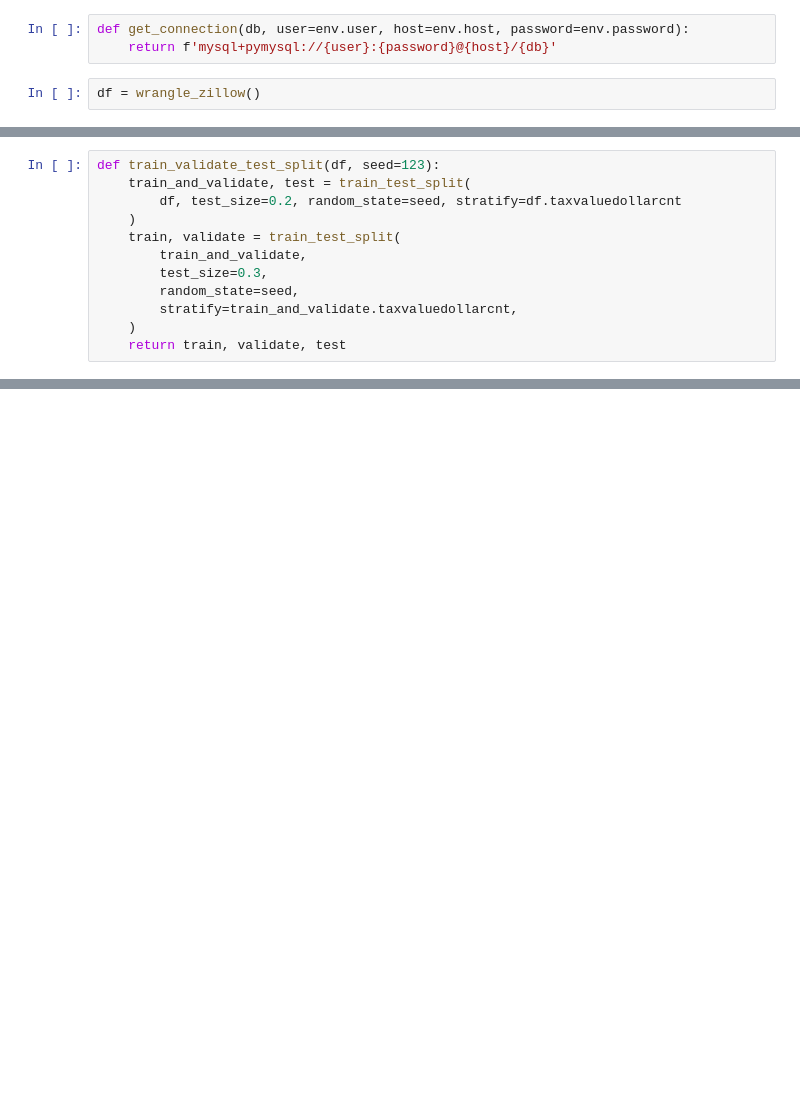
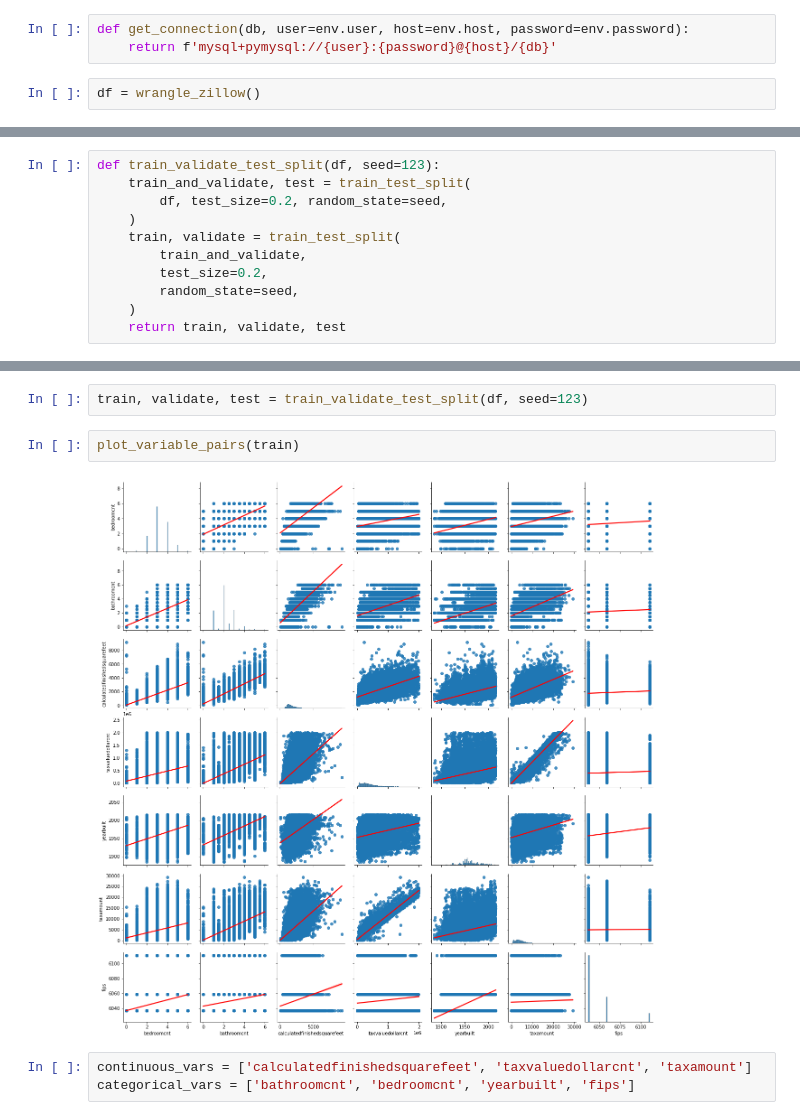
Before and after one commit to BManoff/regression-exercises, a Jupyter notebook: explore.ipynb, the cells around one changed output, grey strips where cells are left out. Saved outputs shown, nothing was run; the diff lists cells and outputs as text; blank space fills up the shorter version.

```diff
--- a/explore.ipynb
+++ b/explore.ipynb
@@ -33,13 +40,12 @@ df.head()
 # %%
 def train_validate_test_split(df, seed=123):
     train_and_validate, test = train_test_split(
-        df, test_size=0.2, random_state=seed, stratify=df.taxvaluedollarcnt
+        df, test_size=0.2, random_state=seed,
     )
     train, validate = train_test_split(
         train_and_validate,
-        test_size=0.3,
+        test_size=0.2,
         random_state=seed,
-        stratify=train_and_validate.taxvaluedollarcnt,
     )
     return train, validate, test
 # %%
@@ -48,0 +71,9 @@ ValueError: The least populated class in y has only 1 member, which is too few.
+# %%
+train, validate, test = train_validate_test_split(df, seed=123)
+# %%
+plot_variable_pairs(train)
+# %% [output]
+[figure, added]
+# %%
+continuous_vars = ['calculatedfinishedsquarefeet', 'taxvaluedollarcnt', 'taxamount']
+categorical_vars = ['bathroomcnt', 'bedroomcnt', 'yearbuilt', 'fips']
```
Also changed, not shown: parts of 5 cells of this notebook, 3 other files.
